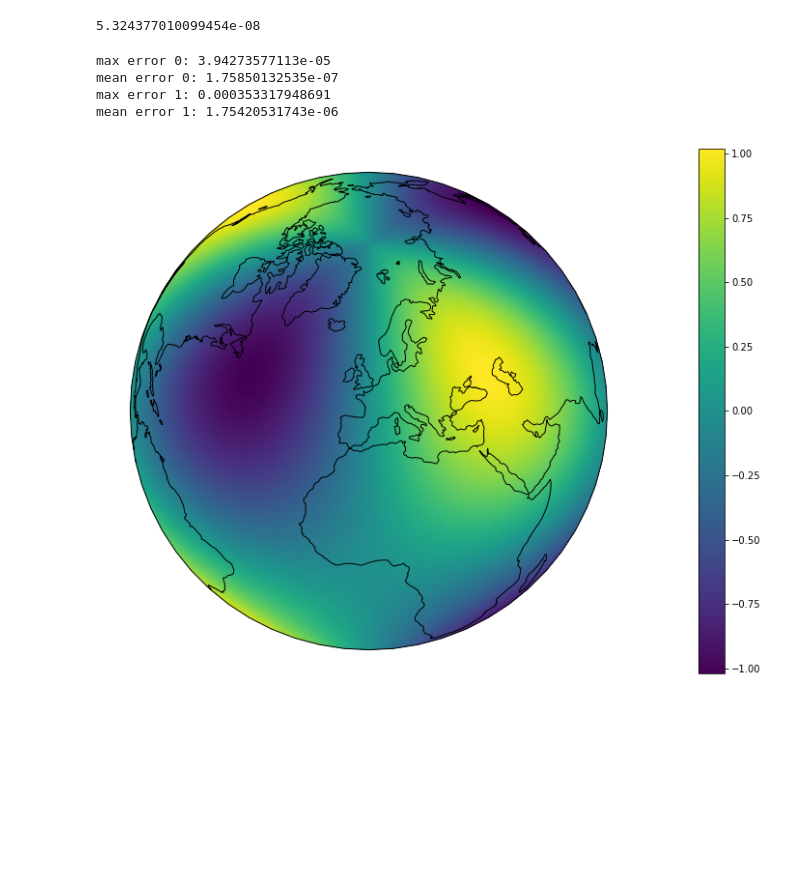
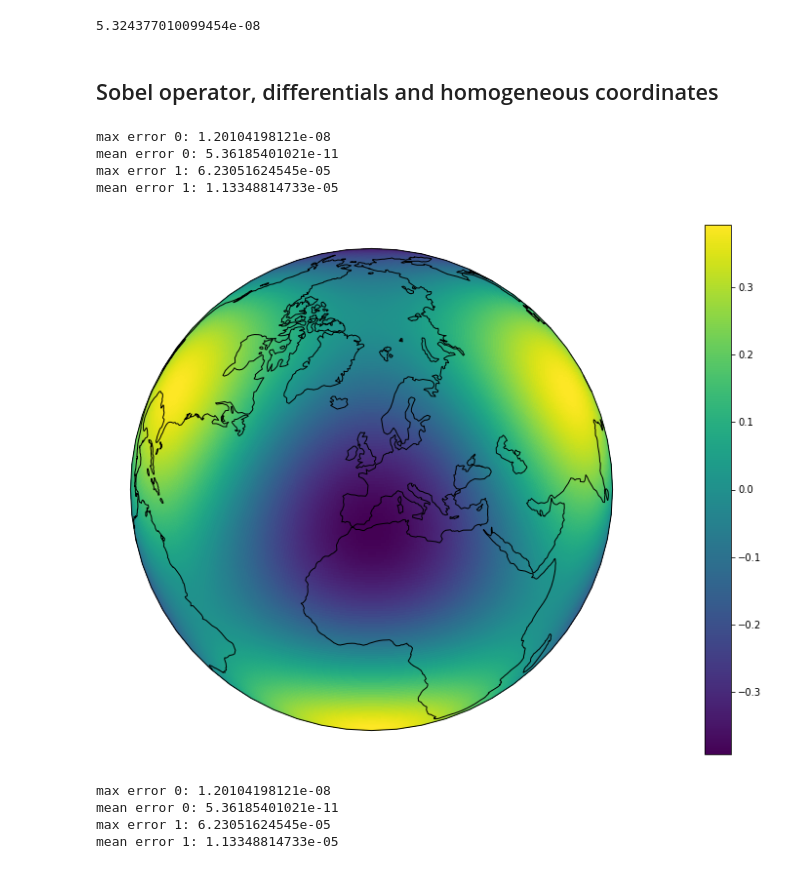
Before and after one commit to abrupt-climate/notebooks, a Jupyter notebook: Technical Introduction.ipynb, the cells around one changed output. Saved outputs shown, nothing was run; the diff lists cells and outputs as text; code cells hidden in the pictures; blank space fills up the shorter version.

```diff
--- a/Testing.ipynb
+++ b/Technical Introduction.ipynb
@@ -37,33 +44,42 @@ plot_orthographic_np(
 smoothed_test[idx, 0].std()
 # %% [output]
 5.324377010099454e-08
-# %%
-test_data = np.zeros(box.shape)
-lon_rad = box.lon / 180. * np.pi
-lat_rad = (box.lat + 90) / 180. * np.pi
-
-l = 3
-m = 2
-
-x = sph_harm(m, l, lon_rad[None,:], lat_rad[:,None])
-test_data[:] = x.real
-
-diff0 = (sph_harm(m, l, lon_rad[None,:], lat_rad[:,None]+0.001).real
-        - sph_harm(m, l, lon_rad[None,:], lat_rad[:,None]-0.001).real)/0.002
-diff1 = (sph_harm(m, l, lon_rad[None,:]+0.001, lat_rad[:,None]).real
-        - sph_harm(m, l, lon_rad[None,:]-0.001, lat_rad[:,None]).real)/(0.002 * np.sin(lat_rad)[:,None])
+# %% [markdown]
+## Sobel operator, differentials and homogeneous coordinates
+# %%
+def f(lat, lon):
+    l = 3
+    m = 2
+    lon_rad = lon / 180. * np.pi
+    lat_rad = (lat + 90) / 180. * np.pi
+    return special.sph_harm(m, l, lon_rad[None, :], lat_rad[:, None]).real
+
+def df_sph(lat, lon, h=0.001):
+    df0 = (f(lat + h, lon) - f(lat - h, lon)) / (2 * h)
+    df1 = (f(lat, lon + h) - f(lat, lon - h)) / (2 * h)
+    return df0, df1
+
+df0, df1 = df_sph(box.lat, box.lon)
+# %% [output]
+max error 0: 1.20104198121e-08
+mean error 0: 5.36185401021e-11
+max error 1: 6.23051624545e-05
+mean error 1: 1.13348814733e-05
+# %%
+plot_orthographic_np(box, f(box.lat, box.lon), central_latitude=45)
+# %% [output]
+[figure, added]
 # %%
-test_sobel = box.sobel_filter(test_data)
-test_sobel[2] *= (2*np.pi) / N
-print("max error 0:", ((test_sobel[0]/test_sobel[2] - diff0)**2).max())
-print("mean error 0:", ((test_sobel[0]/test_sobel[2] - diff0)**2).mean())
-print("max error 1:", ((test_sobel[1]/test_sobel[2] - diff1)**2).max())
-print("mean error 1:", ((test_sobel[1]/test_sobel[2] - diff1)**2).mean())
+test_data = f(box.lat, box.lon)
+test_sobel = box.sobel_filter(test_data, physical=True)
+test_sobel[2] *= 360 / N
 
-plot_orthographic_np(box, test_sobel[1]/test_sobel[2], central_latitude=45)
+print("max error 0:", ((test_sobel[0]/test_sobel[2] - df0)**2).max())
+print("mean error 0:", ((test_sobel[0]/test_sobel[2] - df0)**2).mean())
+print("max error 1:", ((test_sobel[1]/test_sobel[2] - df1)**2).max())
+print("mean error 1:", ((test_sobel[1]/test_sobel[2] - df1)**2).mean())
 # %% [output]
-max error 0: 3.94273577113e-05
-mean error 0: 1.75850132535e-07
-max error 1: 0.000353317948691
-mean error 1: 1.75420531743e-06
+max error 0: 1.20104198121e-08
+mean error 0: 5.36185401021e-11
+max error 1: 6.23051624545e-05
+mean error 1: 1.13348814733e-05
-[figure, removed]
```
Also changed, not shown: parts of 3 cells of this notebook, 4 other files.
